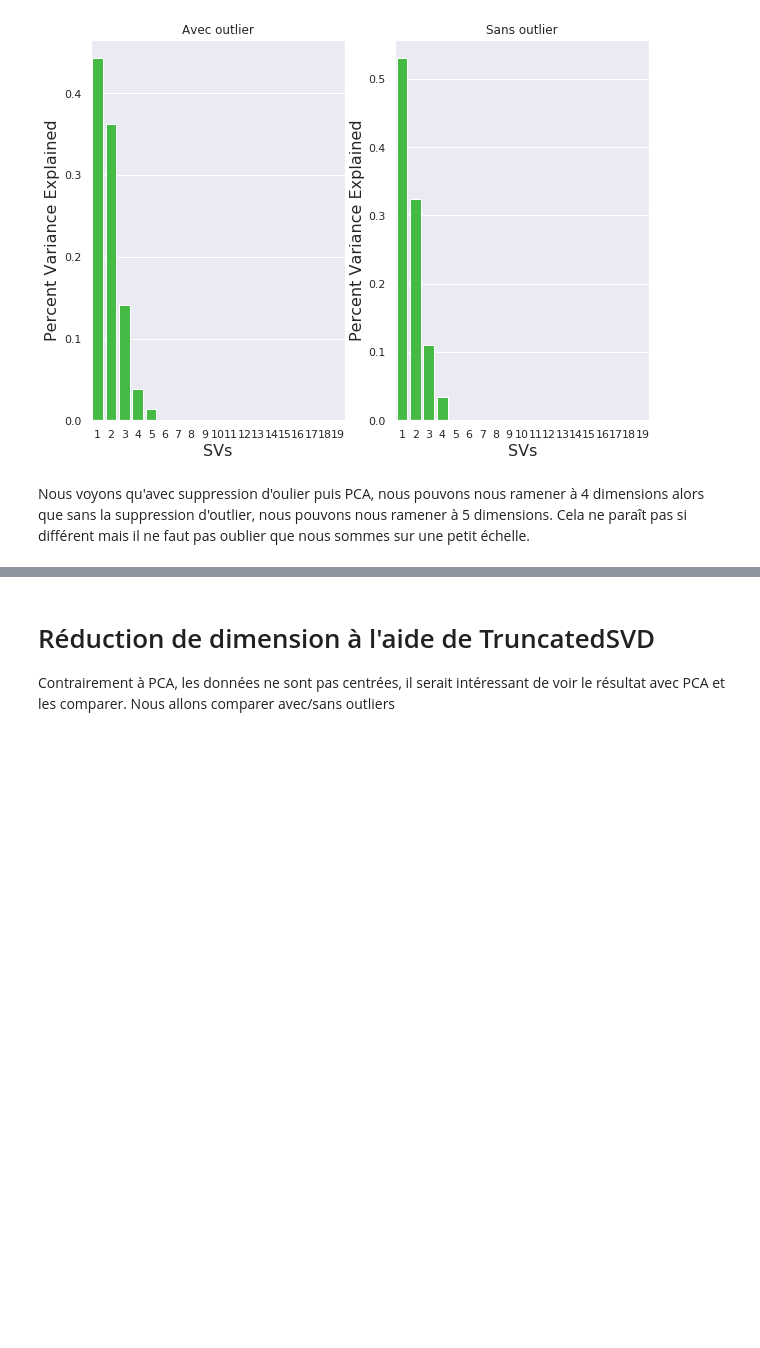
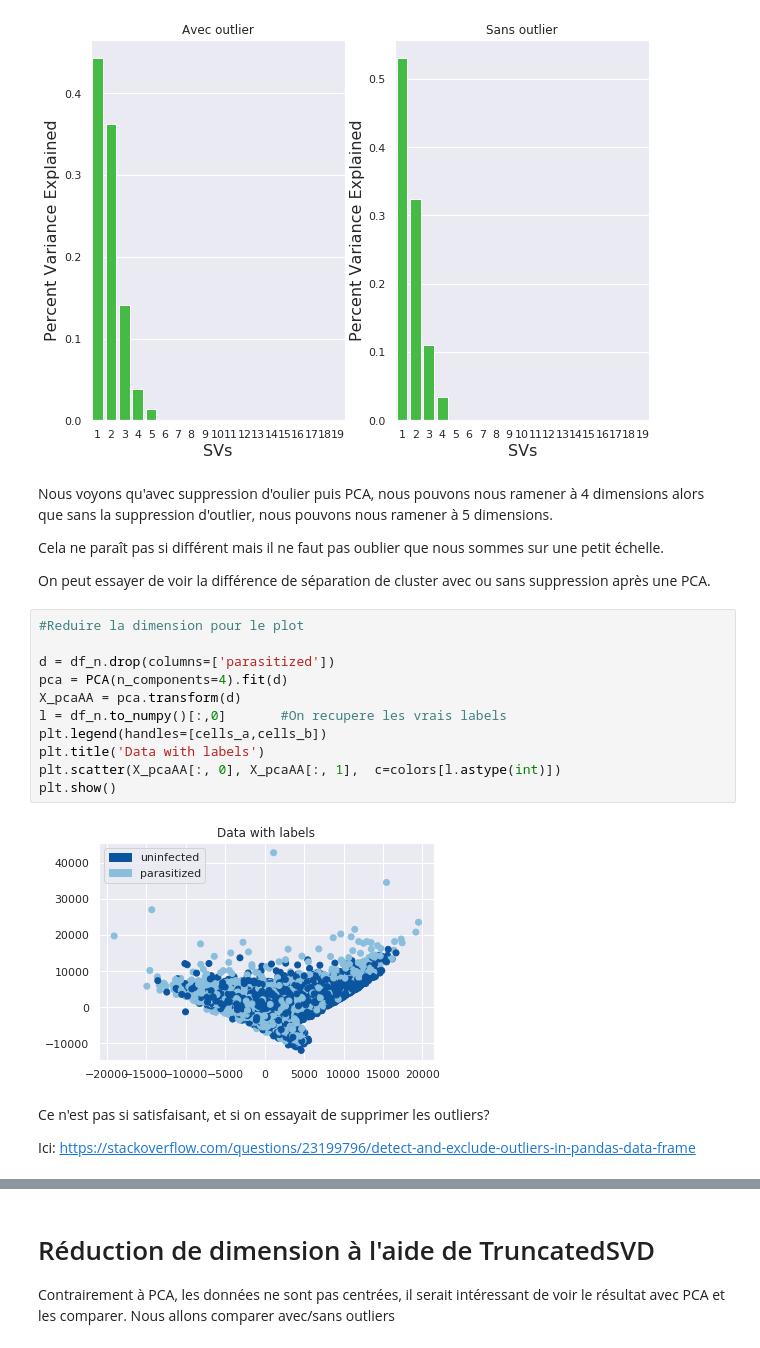
Before and after one commit to PhamAlexT/MOSQUITO, a Jupyter notebook: starting_kit/README_preprocessing.ipynb, the cells around one changed output, grey strips where cells are left out. Saved outputs shown, nothing was run; the diff lists cells and outputs as text; blank space fills up the shorter version.

Commit message:
Completion, manque la partie SA pour PCA-TSVD?

```diff
--- a/starting_kit/README_preprocessing.ipynb
+++ b/starting_kit/README_preprocessing.ipynb
@@ -759,4 +766,25 @@ Pourcentage d'outlier: 10.003%:
 Text(0.5, 1.0, 'Sans outlier')
 [figure]
 # %% [markdown]
-Nous voyons qu'avec suppression d'oulier puis PCA, nous pouvons nous ramener à 4 dimensions alors que sans la suppression d'outlier, nous pouvons nous ramener à 5 dimensions. Cela ne paraît pas si différent mais il ne faut pas oublier que nous sommes sur une petit échelle.
+Nous voyons qu'avec suppression d'oulier puis PCA, nous pouvons nous ramener à 4 dimensions alors que sans la suppression d'outlier, nous pouvons nous ramener à 5 dimensions.
+
+Cela ne paraît pas si différent mais il ne faut pas oublier que nous sommes sur une petit échelle.
+
+On peut essayer de voir la différence de séparation de cluster avec ou sans suppression après une PCA.
+# %%
+#Reduire la dimension pour le plot
+
+d = df_n.drop(columns=['parasitized'])
+pca = PCA(n_components=4).fit(d)
+X_pcaAA = pca.transform(d)
+l = df_n.to_numpy()[:,0]       #On recupere les vrais labels
+plt.legend(handles=[cells_a,cells_b])
+plt.title('Data with labels')
+plt.scatter(X_pcaAA[:, 0], X_pcaAA[:, 1],  c=colors[l.astype(int)])
+plt.show()
+# %% [output]
+[figure, added]
+# %% [markdown]
+Ce n'est pas si satisfaisant, et si on essayait de supprimer les outliers?
+
+Ici: https://stackoverflow.com/questions/23199796/detect-and-exclude-outliers-in-pandas-data-frame
```
Also changed, not shown: parts of 18 cells of this notebook.
